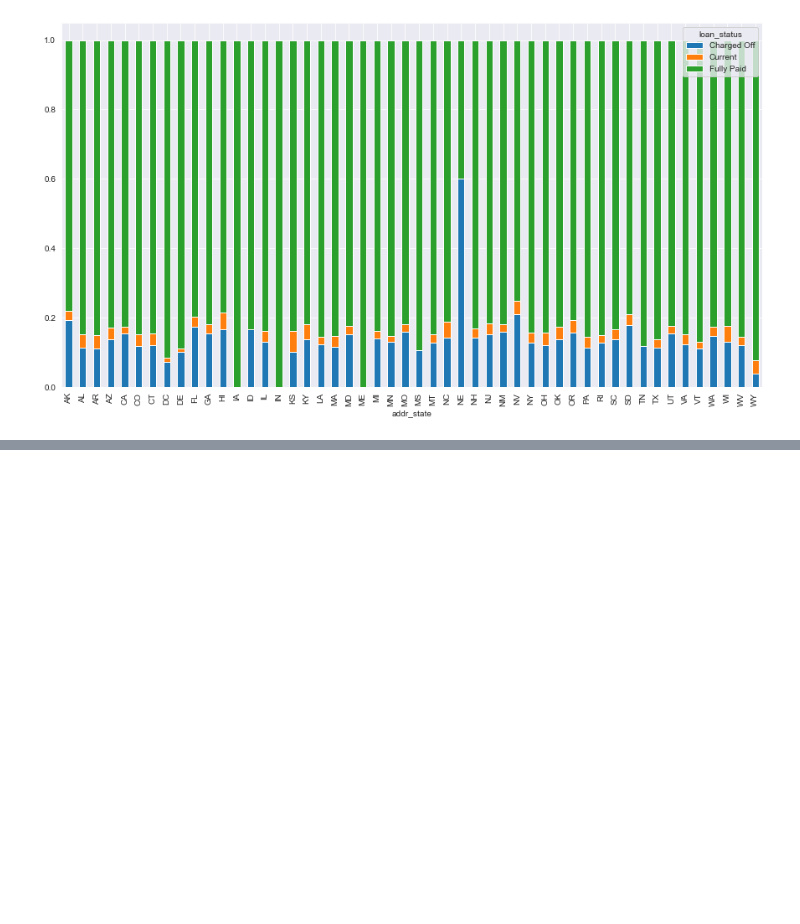
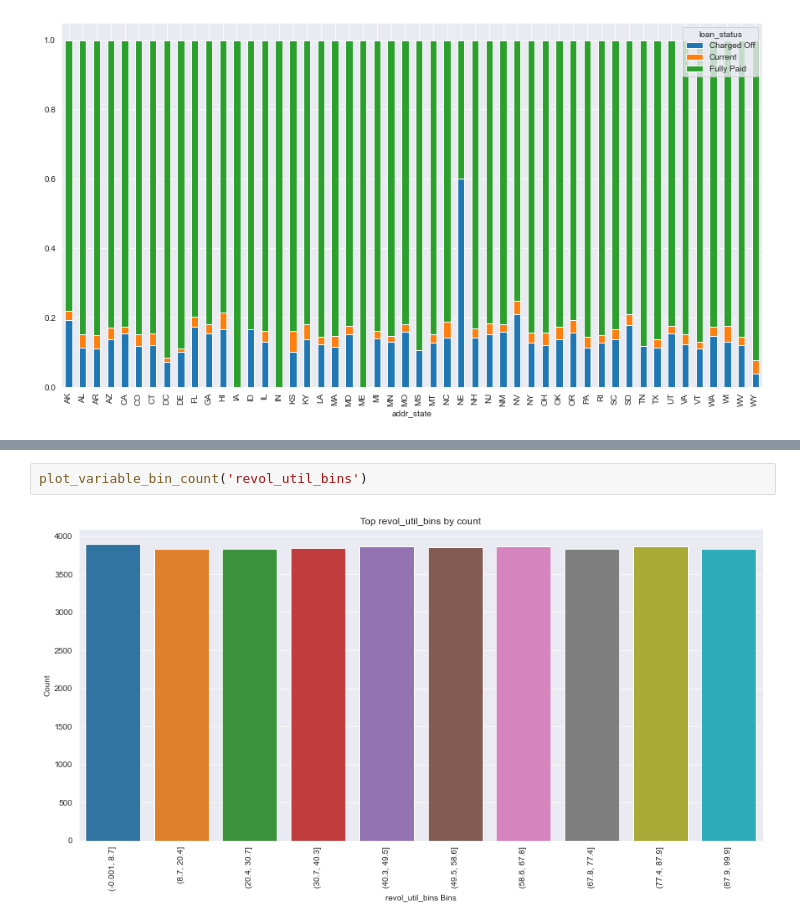
Before and after one commit to subhasisj/Lending-Club-Assignment, a Jupyter notebook: Notebooks/Exploration-Subhasis.ipynb, the cells around one changed output, grey strips where cells are left out. Drawn from its saved outputs; the diff is of its cells as text; blank space fills up the shorter version.

```diff
--- a/Notebooks/Exploration-Subhasis.ipynb
+++ b/Notebooks/Exploration-Subhasis.ipynb
@@ -741,0 +803,4 @@ create_stacked_plot_by_column('addr_state')
+# %%
+plot_variable_bin_count('revol_util_bins')
+# %% [output]
+[figure, added]
```
Also changed, not shown: parts of 20 cells of this notebook.
